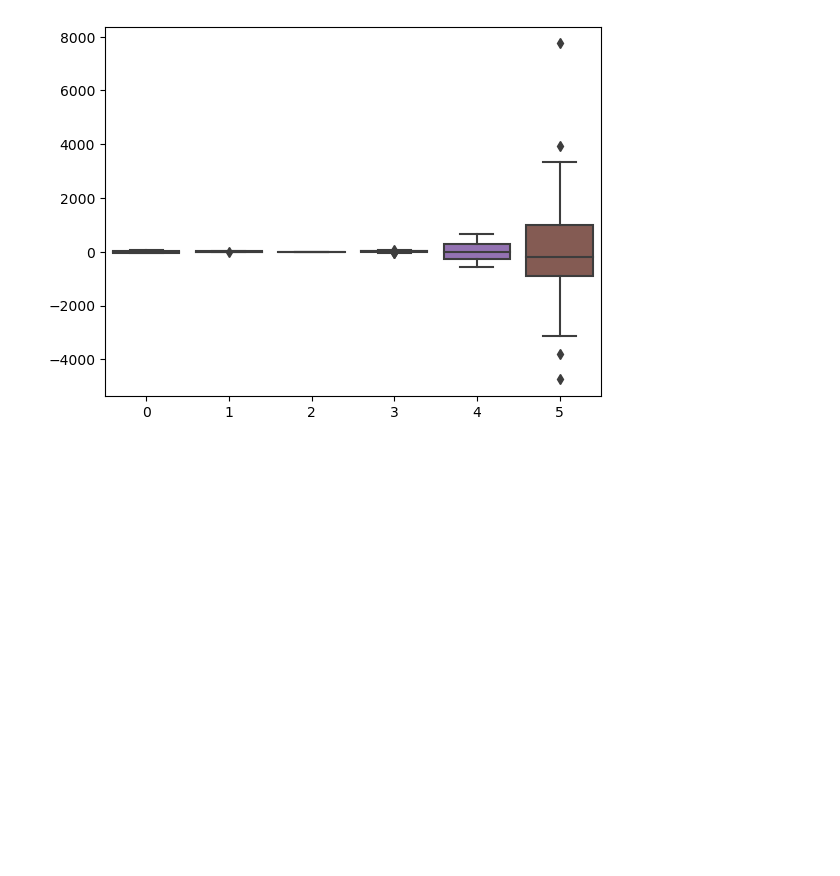
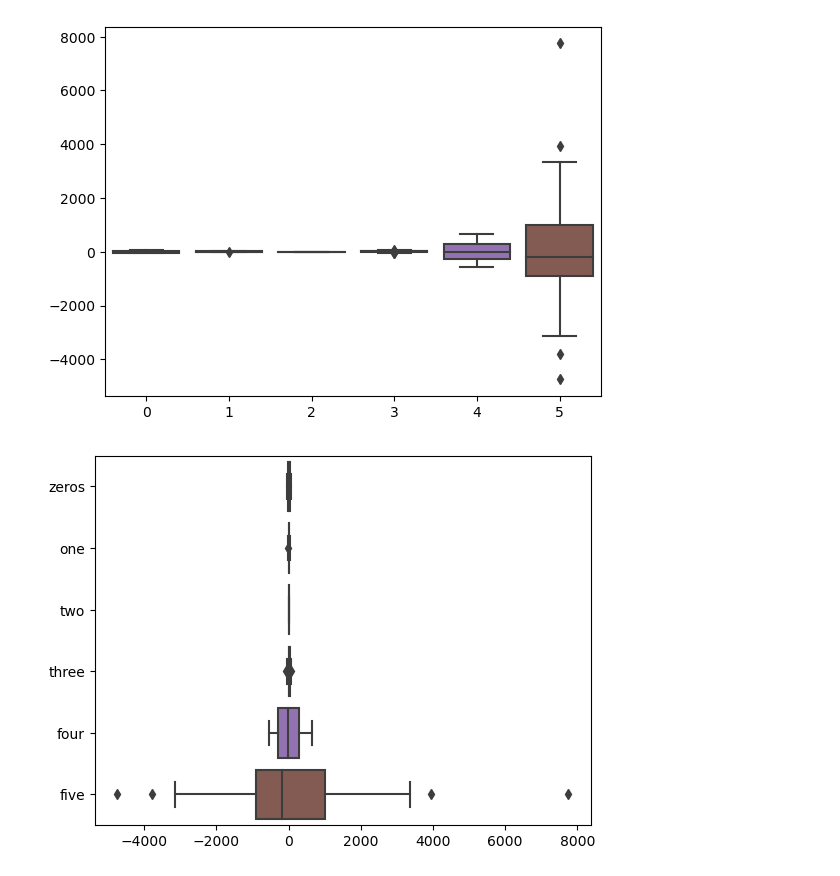
Before and after one commit to Raaqiv55/statistics-machine-learning, a Jupyter notebook: visualizing data/box-plots.ipynb, the cells around one changed output. Saved outputs shown, nothing was run; the diff lists cells and outputs as text; code cells hidden in the pictures; blank space fills up the shorter version.

```diff
--- a/visualizing data/Untitled.ipynb
+++ b/visualizing data/box-plots.ipynb
@@ -23,4 +23,7 @@ plt.show()
 [figure]
 # %%
 df = pd.DataFrame(data,columns=['zeros', 'one', 'two', 'three', 'four', 'five'])
-sns.boxplot(dat)
+sns.boxplot(data=df,orient='h')
+plt.show()
+# %% [output]
+[figure, added]
```
